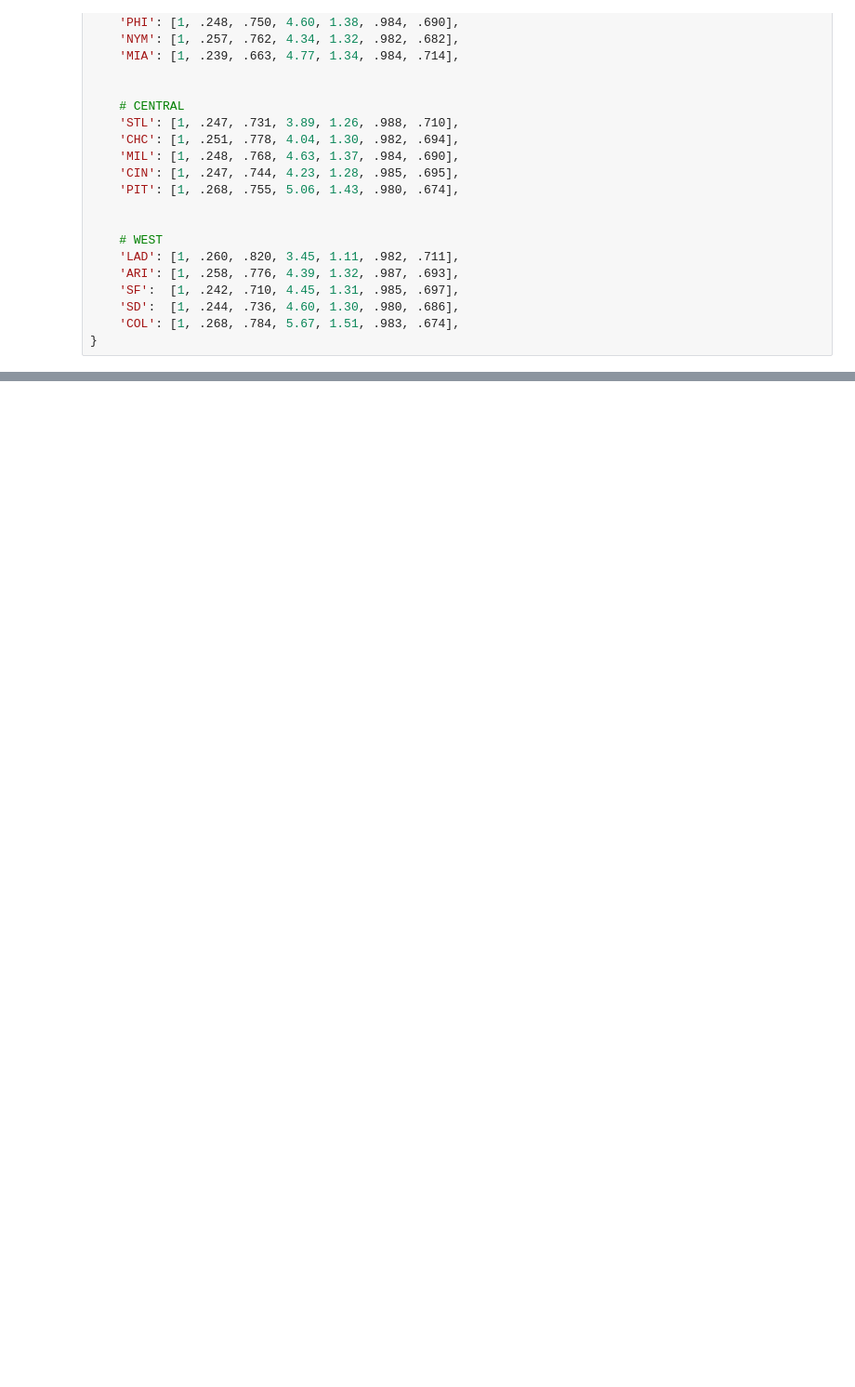
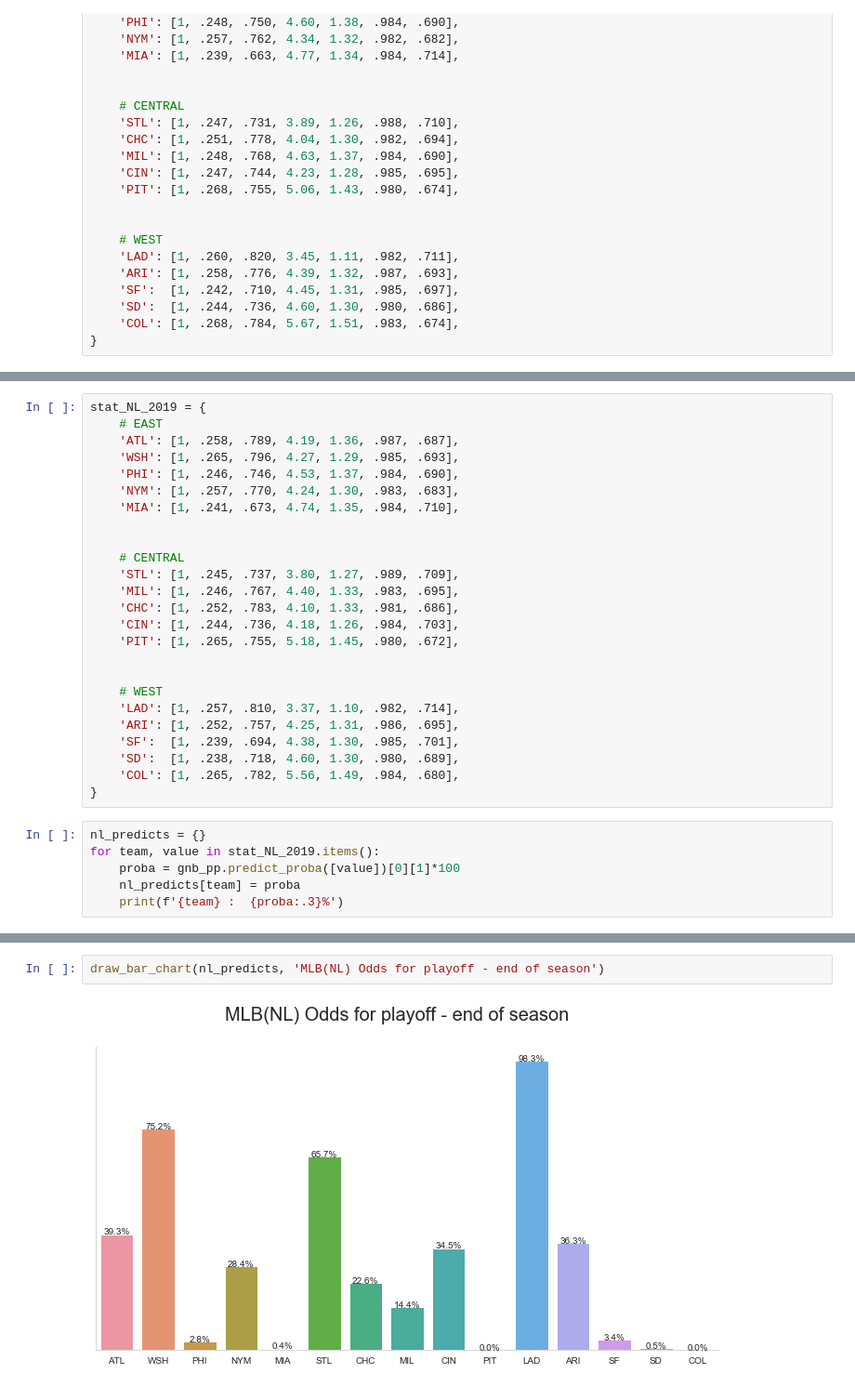
Before and after one commit to Teosoft7/predict_mlb, a Jupyter notebook: predict_MLB.ipynb, the cells around one changed output, grey strips where cells are left out. Shown: that part at 93% size. Saved outputs shown, nothing was run; the diff lists cells and outputs as text; blank space fills up the shorter version.

```diff
--- a/predict_MLB.ipynb
+++ b/predict_MLB.ipynb
@@ -1109,0 +1180,31 @@ draw_bar_chart(nl_predicts, 'MLB(NL) Odds for playoff - 9/2')
+# %%
+stat_NL_2019 = {
+    # EAST
+    'ATL': [1, .258, .789, 4.19, 1.36, .987, .687],
+    'WSH': [1, .265, .796, 4.27, 1.29, .985, .693],
+    'PHI': [1, .246, .746, 4.53, 1.37, .984, .690],
+    'NYM': [1, .257, .770, 4.24, 1.30, .983, .683],
+    'MIA': [1, .241, .673, 4.74, 1.35, .984, .710],
+
+
+    # CENTRAL
+    'STL': [1, .245, .737, 3.80, 1.27, .989, .709],
+    'MIL': [1, .246, .767, 4.40, 1.33, .983, .695],
+    'CHC': [1, .252, .783, 4.10, 1.33, .981, .686],
+    'CIN': [1, .244, .736, 4.18, 1.26, .984, .703],
+    'PIT': [1, .265, .755, 5.18, 1.45, .980, .672],
+
+
+    # WEST
+    'LAD': [1, .257, .810, 3.37, 1.10, .982, .714],
+    'ARI': [1, .252, .757, 4.25, 1.31, .986, .695],
+    'SF':  [1, .239, .694, 4.38, 1.30, .985, .701],
+    'SD':  [1, .238, .718, 4.60, 1.30, .980, .689],
+    'COL': [1, .265, .782, 5.56, 1.49, .984, .680],
+}
+# %%
+nl_predicts = {}
+for team, value in stat_NL_2019.items():
+    proba = gnb_pp.predict_proba([value])[0][1]*100
+    nl_predicts[team] = proba
+    print(f'{team} :  {proba:.3}%')
@@ -1109,0 +1227,4 @@ draw_bar_chart(nl_predicts, 'MLB(NL) Odds for playoff - 9/2')
+# %%
+draw_bar_chart(nl_predicts, 'MLB(NL) Odds for playoff - end of season')
+# %% [output]
+[figure, added]
```
Also changed, not shown: parts of 11 cells of this notebook, 1 other file.
